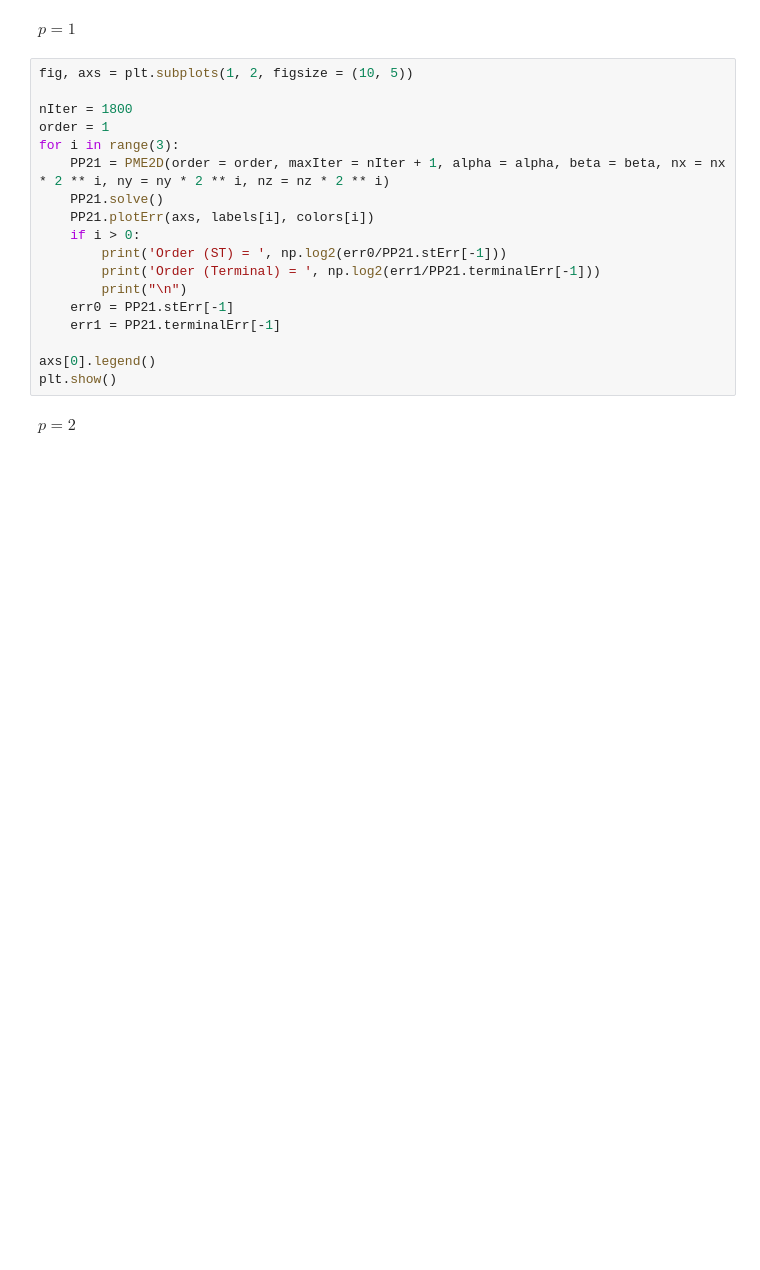
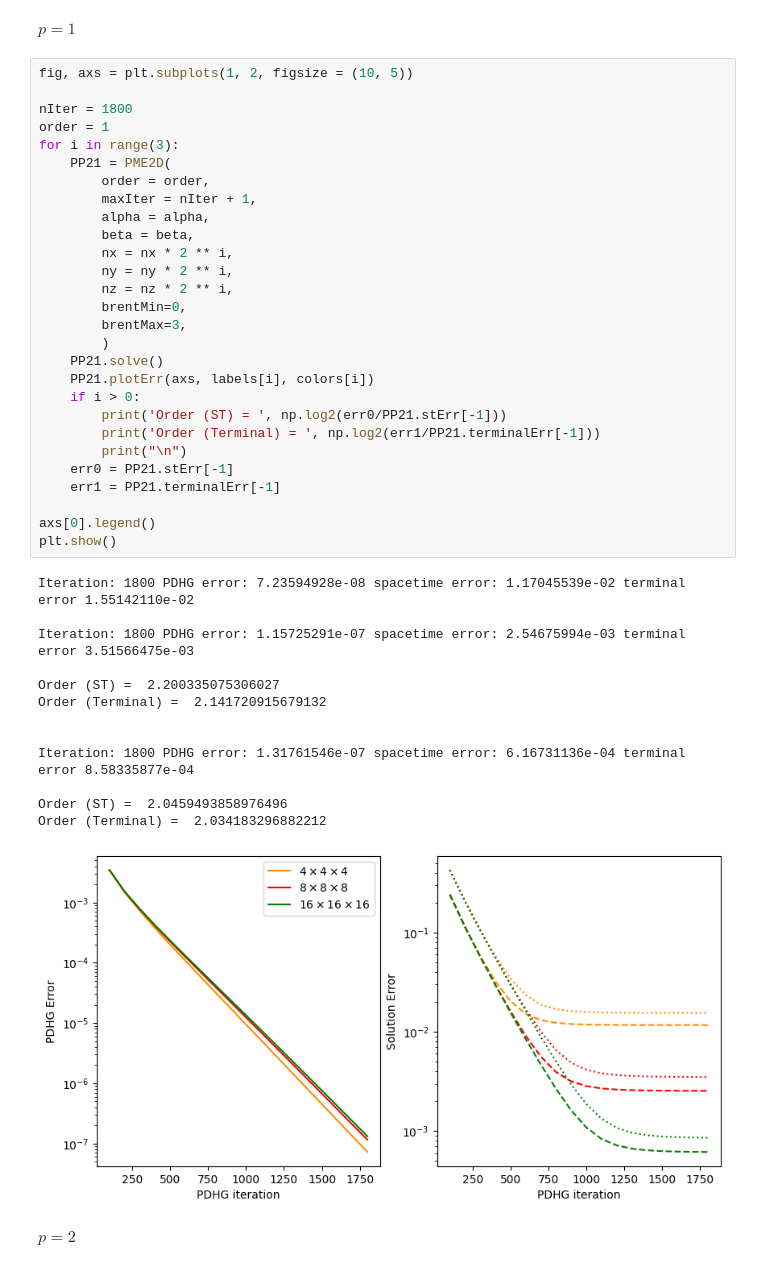
Before and after one commit to avj-jpg/WassersteinGradientFlows, a Jupyter notebook: PME-brent.ipynb, the cells around one changed output. Saved outputs shown, nothing was run; the diff lists cells and outputs as text; blank space fills up the shorter version.

```diff
--- a/PME-brent.ipynb
+++ b/PME-brent.ipynb
@@ -388,21 +485,45 @@ $p=1$
 # %%
 fig, axs = plt.subplots(1, 2, figsize = (10, 5))
 
 nIter = 1800
 order = 1
 for i in range(3):
-    PP21 = PME2D(order = order, maxIter = nIter + 1, alpha = alpha, beta = beta, nx = nx * 2 ** i, ny = ny * 2 ** i, nz = nz * 2 ** i)
+    PP21 = PME2D(
+        order = order,
+        maxIter = nIter + 1,
+        alpha = alpha,
+        beta = beta,
+        nx = nx * 2 ** i,
+        ny = ny * 2 ** i,
+        nz = nz * 2 ** i,
+        brentMin=0,
+        brentMax=3,
+        )
     PP21.solve()
     PP21.plotErr(axs, labels[i], colors[i])
     if i > 0:
         print('Order (ST) = ', np.log2(err0/PP21.stErr[-1]))
         print('Order (Terminal) = ', np.log2(err1/PP21.terminalErr[-1]))
         print("\n")
     err0 = PP21.stErr[-1]
     err1 = PP21.terminalErr[-1]
 
 axs[0].legend()
 plt.show()
+# %% [output]
+Iteration: 1800 PDHG error: 7.23594928e-08 spacetime error: 1.17045539e-02 terminal error 1.55142110e-02
+
+Iteration: 1800 PDHG error: 1.15725291e-07 spacetime error: 2.54675994e-03 terminal error 3.51566475e-03
+
+Order (ST) =  2.200335075306027
+Order (Terminal) =  2.141720915679132
+
+
+Iteration: 1800 PDHG error: 1.31761546e-07 spacetime error: 6.16731136e-04 terminal error 8.58335877e-04
+
+Order (ST) =  2.0459493858976496
+Order (Terminal) =  2.034183296882212
+[figure, added]
 # %% [markdown]
 $p=2$
 # %%
```
Also changed, not shown: parts of 12 cells of this notebook, 5 other files.
